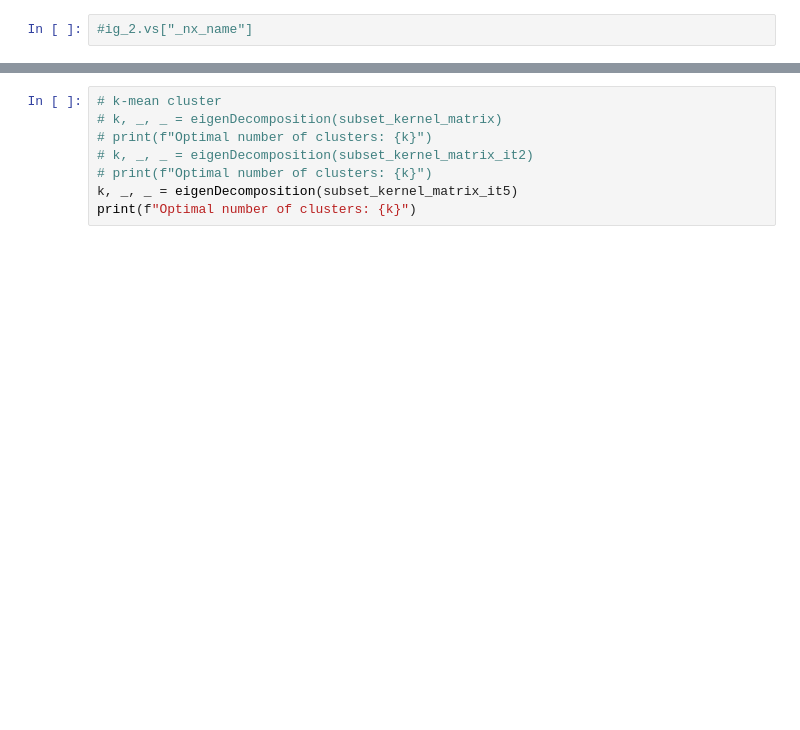
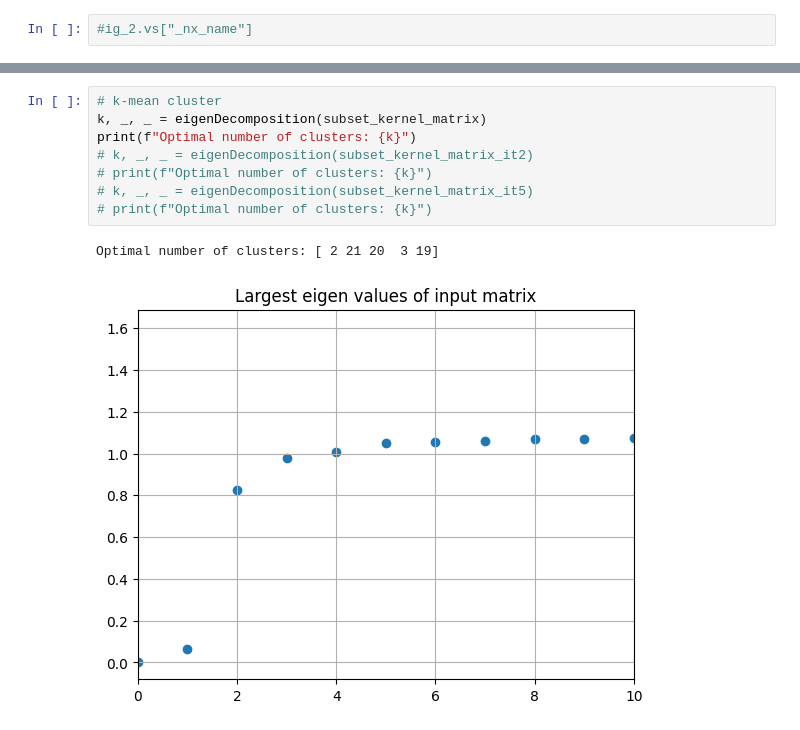
Before and after one commit to SummerHA90/2D_footprint_clustering, a Jupyter notebook: Prototyping_extbound_node_edge_weights.ipynb, the cells around one changed output, grey strips where cells are left out. Drawn from its saved outputs; the diff is of its cells as text; blank space fills up the shorter version.

```diff
--- a/Prototyping_extbound_node_edge_weights.ipynb
+++ b/Prototyping_extbound_node_edge_weights.ipynb
@@ -837,11 +893,14 @@ print(subset_L_it5)
 # %%
 # k-mean cluster
-# k, _, _ = eigenDecomposition(subset_kernel_matrix)
-# print(f"Optimal number of clusters: {k}")
+k, _, _ = eigenDecomposition(subset_kernel_matrix)
+print(f"Optimal number of clusters: {k}")
 # k, _, _ = eigenDecomposition(subset_kernel_matrix_it2)
 # print(f"Optimal number of clusters: {k}")
-k, _, _ = eigenDecomposition(subset_kernel_matrix_it5)
-print(f"Optimal number of clusters: {k}")
+# k, _, _ = eigenDecomposition(subset_kernel_matrix_it5)
+# print(f"Optimal number of clusters: {k}")
+# %% [output]
+Optimal number of clusters: [ 2 21 20  3 19]
+[figure, added]
 # %%
 # subset from sim_buildings_ext_gdf
 subset_gdf = sim_buildings_ext_gdf.iloc[[2,151,155,183,221,224,150,132,250,0,107,87,145,84,123,110,113,240,242,126,144,149]]
```
Also changed, not shown: parts of 21 cells of this notebook.
